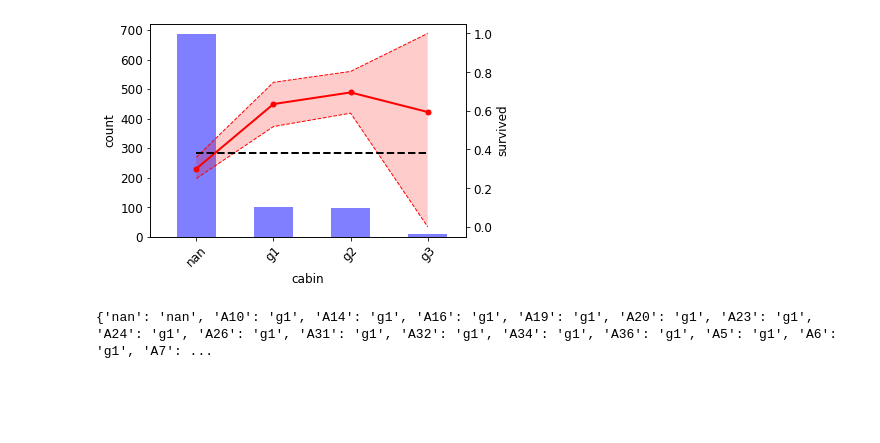
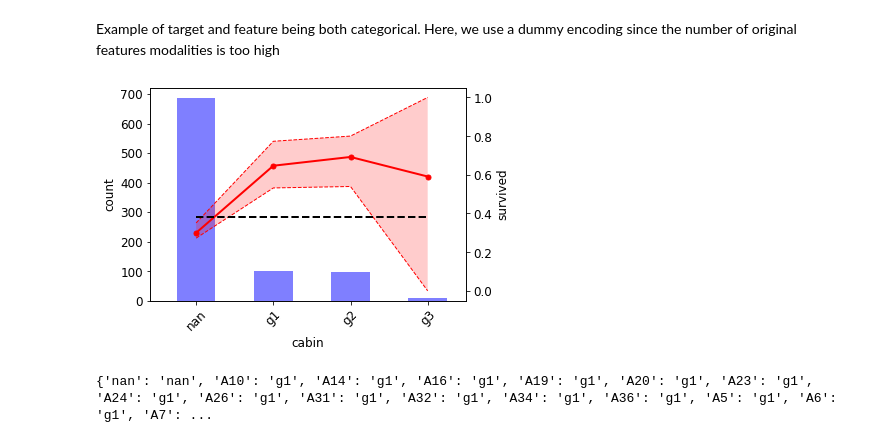
Before and after one commit to greghor/tprojection, a Jupyter notebook: examples/examples.ipynb, the cells around one changed output. Saved outputs shown, nothing was run; the diff lists cells and outputs as text; code cells hidden in the pictures; blank space fills up the shorter version.

Commit message:
update examples

```diff
--- a/examples/examples.ipynb
+++ b/examples/examples.ipynb
@@ -30,9 +43,9 @@ tproj.plot()
+# %% [markdown]
+Example of target and feature being both categorical. Here, we use a dummy encoding since the number of original features modalities is too high
 # %%
-##{ example of target and feature being both categorical. Here, we use a dummy encoding since the number of original features modalities is too high
-tproj = Tprojection(df, target, "cabin", feature_type="categorical", nb_modalities=10, n_estimators=100)
+tproj = Tprojection(df, target, "cabin", feature_type="categorical", nb_buckets=10, n_estimators=100)
 tproj.plot()
 print(tproj.encoding) # contains the mapping between the original modalities and the encoded modalities
-##}
 # %% [output]
-[figure, old version]
+[figure, new version]
 {'nan': 'nan', 'A10': 'g1', 'A14': 'g1', 'A16': 'g1', 'A19': 'g1', 'A20': 'g1', 'A23': 'g1', 'A24': 'g1', 'A26': 'g1', 'A31': 'g1', 'A32': 'g1', 'A34': 'g1', 'A36': 'g1', 'A5': 'g1', 'A6': 'g1', 'A7': ...
```
Also changed, not shown: parts of 18 cells of this notebook.
